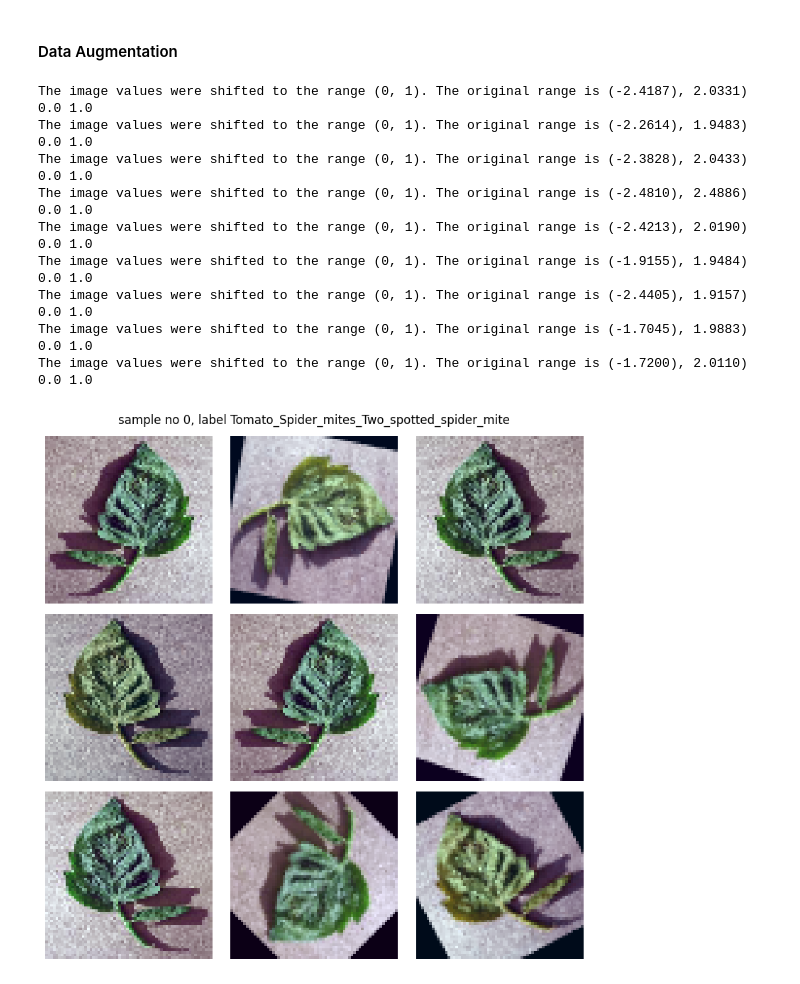
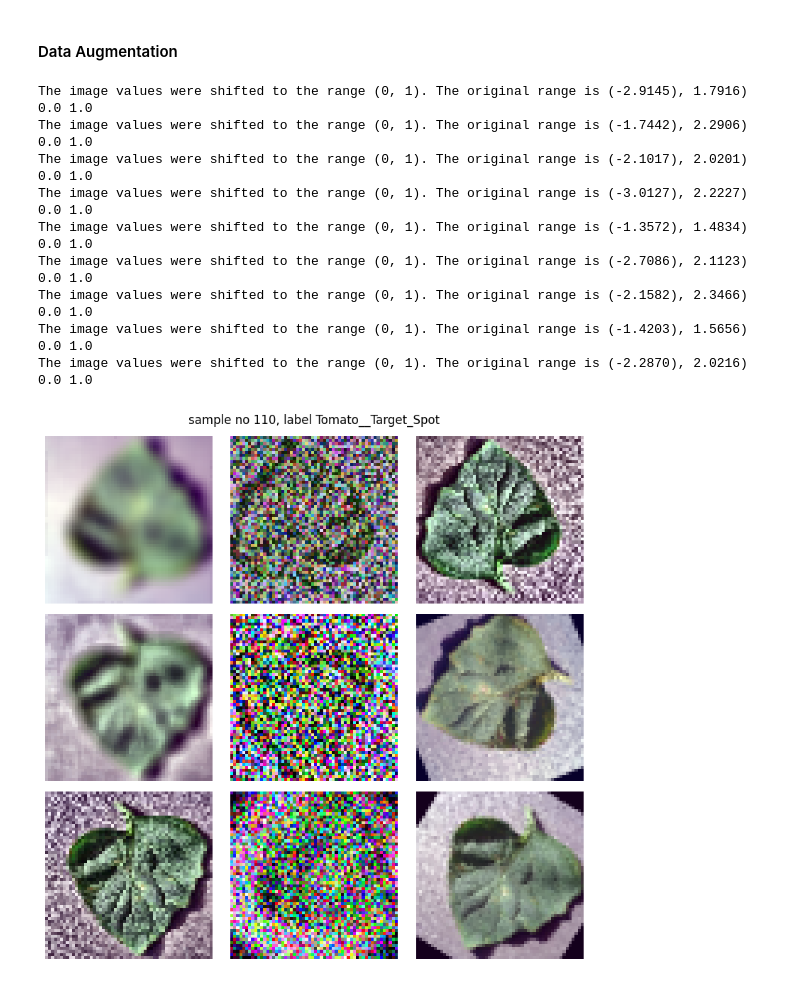
Before and after one commit to xrusnack/Plant-Doctor, a Jupyter notebook: plant_doctors.ipynb, the cells around one changed output. Drawn from its saved outputs; the diff is of its cells as text; code cells hidden in the pictures.

Commit message:
feat: more transformations

```diff
--- a/plant_doctors.ipynb
+++ b/plant_doctors.ipynb
@@ -160,8 +160,14 @@ from albumentations.pytorch import ToTensorV2
 
 train_transform = A.Compose([
     A.Resize(64, 64),
-    A.HorizontalFlip(),
+    A.HorizontalFlip(p=.5),
+    A.VerticalFlip(p=.5),
     A.Affine(rotate=(-180,180), p=.5),
+    A.GaussianBlur(blur_limit=(3, 7), p=0.3),
+    A.GaussNoise(p=0.3),
+    A.CenterCrop(width=56, height=56),
+    A.ElasticTransform(p=0.3),
+    A.CLAHE(p=0.3),
     A.ColorJitter(brightness=0.2, contrast=0.2, saturation=0.2, hue=0.1, p=1.0),
     A.Normalize(
         mean=mean,
@@ -184,27 +190,27 @@ train = Data(train_df[:500], label_map, train_transform)
 valid = Data(valid_df[:500], label_map, valid_transform)
 test = Data(test_df[:500], label_map)
 # %%
-show_augmentations(train, 0)
+show_augmentations(train, 110)
 # %% [output]
-The image values were shifted to the range (0, 1). The original range is (-2.4187), 2.0331)
+The image values were shifted to the range (0, 1). The original range is (-2.9145), 1.7916)
 0.0 1.0
-The image values were shifted to the range (0, 1). The original range is (-2.2614), 1.9483)
+The image values were shifted to the range (0, 1). The original range is (-1.7442), 2.2906)
 0.0 1.0
-The image values were shifted to the range (0, 1). The original range is (-2.3828), 2.0433)
+The image values were shifted to the range (0, 1). The original range is (-2.1017), 2.0201)
 0.0 1.0
-The image values were shifted to the range (0, 1). The original range is (-2.4810), 2.4886)
+The image values were shifted to the range (0, 1). The original range is (-3.0127), 2.2227)
 0.0 1.0
-The image values were shifted to the range (0, 1). The original range is (-2.4213), 2.0190)
+The image values were shifted to the range (0, 1). The original range is (-1.3572), 1.4834)
 0.0 1.0
-The image values were shifted to the range (0, 1). The original range is (-1.9155), 1.9484)
+The image values were shifted to the range (0, 1). The original range is (-2.7086), 2.1123)
 0.0 1.0
-The image values were shifted to the range (0, 1). The original range is (-2.4405), 1.9157)
+The image values were shifted to the range (0, 1). The original range is (-2.1582), 2.3466)
 0.0 1.0
-The image values were shifted to the range (0, 1). The original range is (-1.7045), 1.9883)
+The image values were shifted to the range (0, 1). The original range is (-1.4203), 1.5656)
 0.0 1.0
-The image values were shifted to the range (0, 1). The original range is (-1.7200), 2.0110)
+The image values were shifted to the range (0, 1). The original range is (-2.2870), 2.0216)
 0.0 1.0
-[figure, old version]
+[figure, new version]
 # %%
 from torch.utils.data import WeightedRandomSampler
 from torch.utils.data import DataLoader
```
